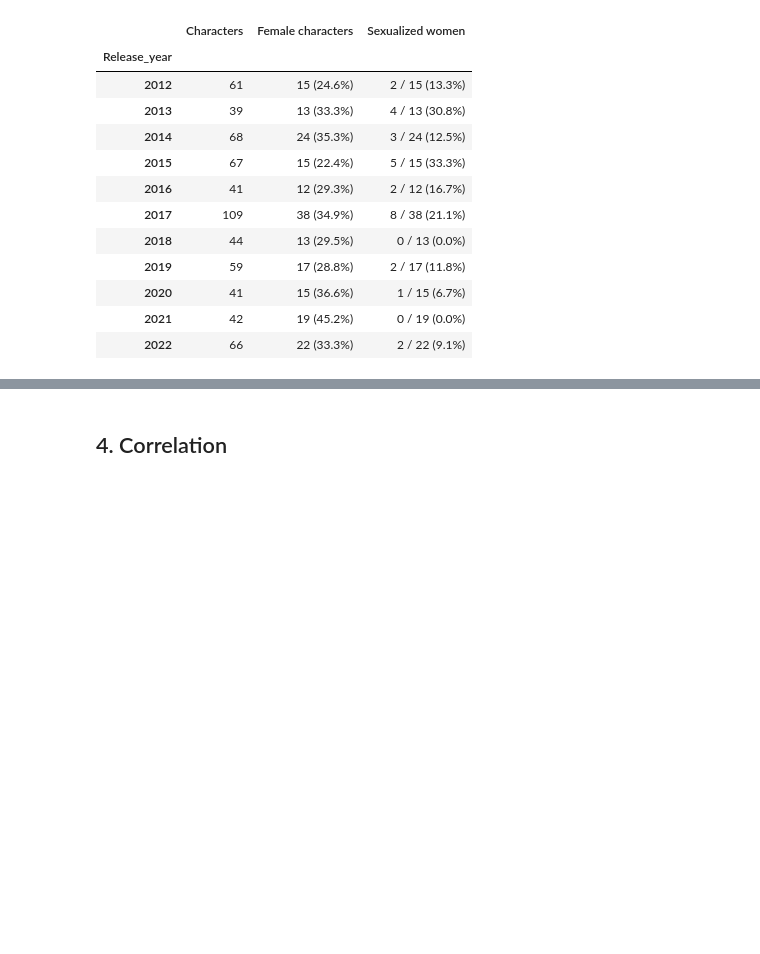
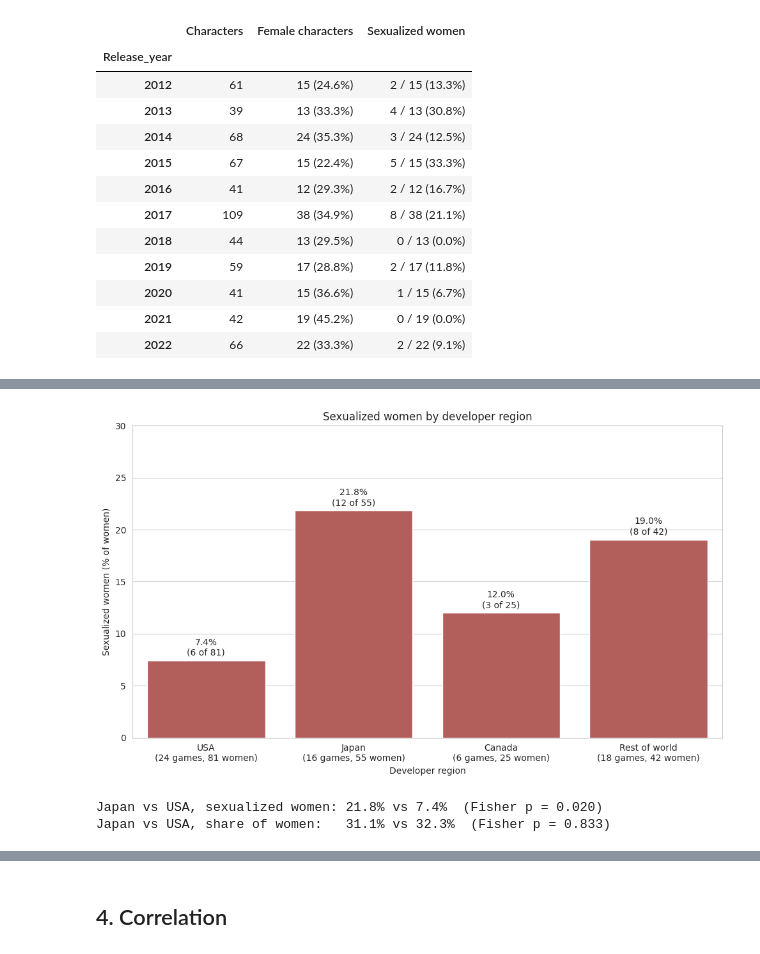
Before and after one commit to IA-P1-BCN/EDA_Manon, a Jupyter notebook: Gender Representation in Video Games.ipynb, the cells around one changed output, grey strips where cells are left out. Drawn from its saved outputs; the diff is of its cells as text; code cells hidden in the pictures; blank space fills up the shorter version.

```diff
--- a/Gender Representation in Video Games.ipynb
+++ b/Gender Representation in Video Games.ipynb
@@ -1668,0 +1776,27 @@ fig.show()
+# %%
+characters = tables["characters"]
+games = tables["games"]
+
+chars_region = characters.assign(Region=characters["Game"].map(games.set_index("Game_Id")["Region"]))
+chars_region["Is_female"] = chars_region["Gender"] == "Female"
+
+by_region = chars_region.groupby("Region").agg(
+    Games=("Game", "nunique"), Characters=("Id", "count"), Women=("Is_female", "sum"))
+by_region["Sexualized_women"] = chars_region[chars_region["Is_female"]].groupby("Region")["Is_sexualized"].sum()
+by_region["Pct_women"] = by_region["Women"] / by_region["Characters"] * 100
+by_region["Pct_sexualized"] = by_region["Sexualized_women"] / by_region["Women"] * 100
+by_region = by_region.loc[["USA", "Japan", "Canada", "Rest of world"]]
+
+summary_region = pd.DataFrame({
+    "Games": by_region["Games"],
+    "Women": by_region["Women"].astype(int).astype(str) + " / " + by_region["Characters"].astype(str)
+        + " (" + by_region["Pct_women"].round(1).astype(str) + "%)",
+    "Sexualized women": by_region["Sexualized_women"].astype(int).astype(str) + " / "
+        + by_region["Women"].astype(int).astype(str) + " (" + by_region["Pct_sexualized"].round(1).astype(str) + "%)",
+})
+display(Markdown("**Women and sexualized women by developer region (unit: character)**"))
+display(summary_region)
+
+display(Markdown("**Development team by developer region (unit: game)**"))
+display(games.groupby("Region")["Team_percentage"].agg(Games="count", Median_team_pct="median", Mean_team_pct="mean")
+        .loc[["USA", "Japan", "Canada", "Rest of world"]].round(1))
@@ -1668,0 +1818,31 @@ fig.show()
+# %%
+plot = by_region.reset_index()
+plot["Label"] = (plot["Region"] + "\n(" + plot["Games"].astype(str) + " games, "
+                 + plot["Women"].astype(int).astype(str) + " women)")
+
+fig, ax = plt.subplots(figsize=(10, 6))
+sns.barplot(data=plot, x="Label", y="Pct_sexualized", color="#c0504d", ax=ax)
+for i, r in plot.iterrows():
+    ax.text(i, r["Pct_sexualized"] + 0.5,
+            f"{r['Pct_sexualized']:.1f}%\n({int(r['Sexualized_women'])} of {int(r['Women'])})", ha="center")
+ax.set_title("Sexualized women by developer region")
+ax.set_xlabel("Developer region")
+ax.set_ylabel("Sexualized women (% of women)")
+ax.set_ylim(0, 30)
+plt.tight_layout()
+plt.show()
+# %% [output]
+[figure, added]
+# %%
+from scipy.stats import fisher_exact
+
+jp, us = by_region.loc["Japan"], by_region.loc["USA"]
+p_sex = fisher_exact([[jp["Sexualized_women"], jp["Women"] - jp["Sexualized_women"]],
+                      [us["Sexualized_women"], us["Women"] - us["Sexualized_women"]]])[1]
+p_rep = fisher_exact([[jp["Women"], jp["Characters"] - jp["Women"]],
+                      [us["Women"], us["Characters"] - us["Women"]]])[1]
+print(f"Japan vs USA, sexualized women: {jp['Pct_sexualized']:.1f}% vs {us['Pct_sexualized']:.1f}%  (Fisher p = {p_sex:.3f})")
+print(f"Japan vs USA, share of women:   {jp['Pct_women']:.1f}% vs {us['Pct_women']:.1f}%  (Fisher p = {p_rep:.3f})")
+# %% [output]
+Japan vs USA, sexualized women: 21.8% vs 7.4%  (Fisher p = 0.020)
+Japan vs USA, share of women:   31.1% vs 32.3%  (Fisher p = 0.833)
```
Also changed, not shown: parts of 16 cells of this notebook.
